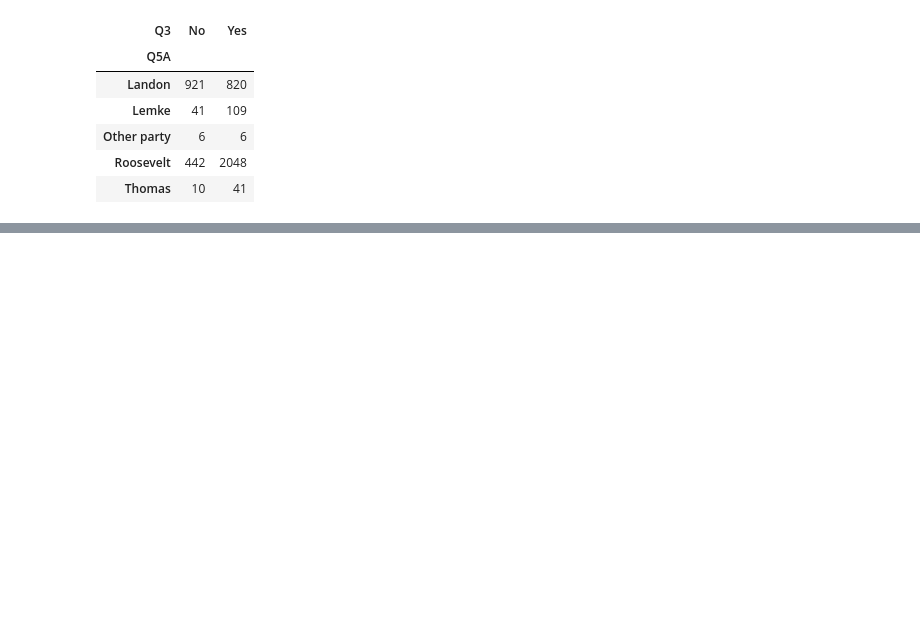
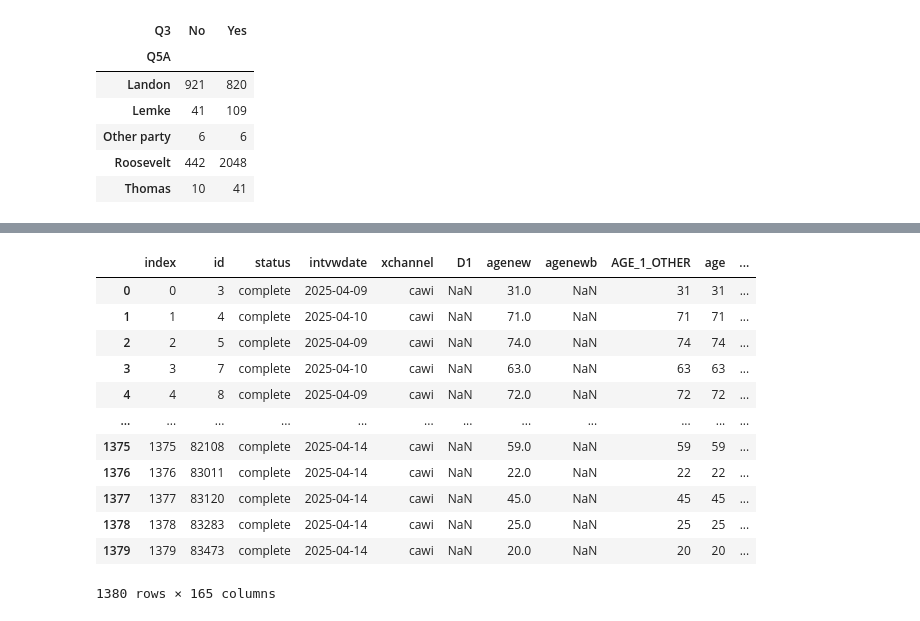
Before and after one commit to rde6mn/DS6001-live_codings, a Jupyter notebook: live coding 2/live_coding2.ipynb, the cells around one changed output, grey strips where cells are left out. Saved outputs shown, nothing was run; the diff lists cells and outputs as text; code cells hidden in the pictures; blank space fills up the shorter version.

```diff
--- a/live coding 2/live_coding2.ipynb
+++ b/live coding 2/live_coding2.ipynb
@@ -35,0 +60,16 @@ pd.crosstab(gallup['Q5A'], gallup['Q3'])
+# %%
+kff.reset_index()
+# %% [output]
+|  | index | id | status | intvwdate | xchannel | D1 | agenew | agenewb | AGE_1_OTHER | age | ... |
+| 0 | 0 | 3 | complete | 2025-04-09 | cawi | NaN | 31.0 | NaN | 31 | 31 | ... |
+| 1 | 1 | 4 | complete | 2025-04-10 | cawi | NaN | 71.0 | NaN | 71 | 71 | ... |
+| 2 | 2 | 5 | complete | 2025-04-09 | cawi | NaN | 74.0 | NaN | 74 | 74 | ... |
+| 3 | 3 | 7 | complete | 2025-04-10 | cawi | NaN | 63.0 | NaN | 63 | 63 | ... |
+| 4 | 4 | 8 | complete | 2025-04-09 | cawi | NaN | 72.0 | NaN | 72 | 72 | ... |
+| ... | ... | ... | ... | ... | ... | ... | ... | ... | ... | ... | ... |
+| 1375 | 1375 | 82108 | complete | 2025-04-14 | cawi | NaN | 59.0 | NaN | 59 | 59 | ... |
+| 1376 | 1376 | 83011 | complete | 2025-04-14 | cawi | NaN | 22.0 | NaN | 22 | 22 | ... |
+| 1377 | 1377 | 83120 | complete | 2025-04-14 | cawi | NaN | 45.0 | NaN | 45 | 45 | ... |
+| 1378 | 1378 | 83283 | complete | 2025-04-14 | cawi | NaN | 25.0 | NaN | 25 | 25 | ... |
+| 1379 | 1379 | 83473 | complete | 2025-04-14 | cawi | NaN | 20.0 | NaN | 20 | 20 | ... |
+1380 rows × 165 columns
```
Also changed, not shown: parts of 5 cells of this notebook.
